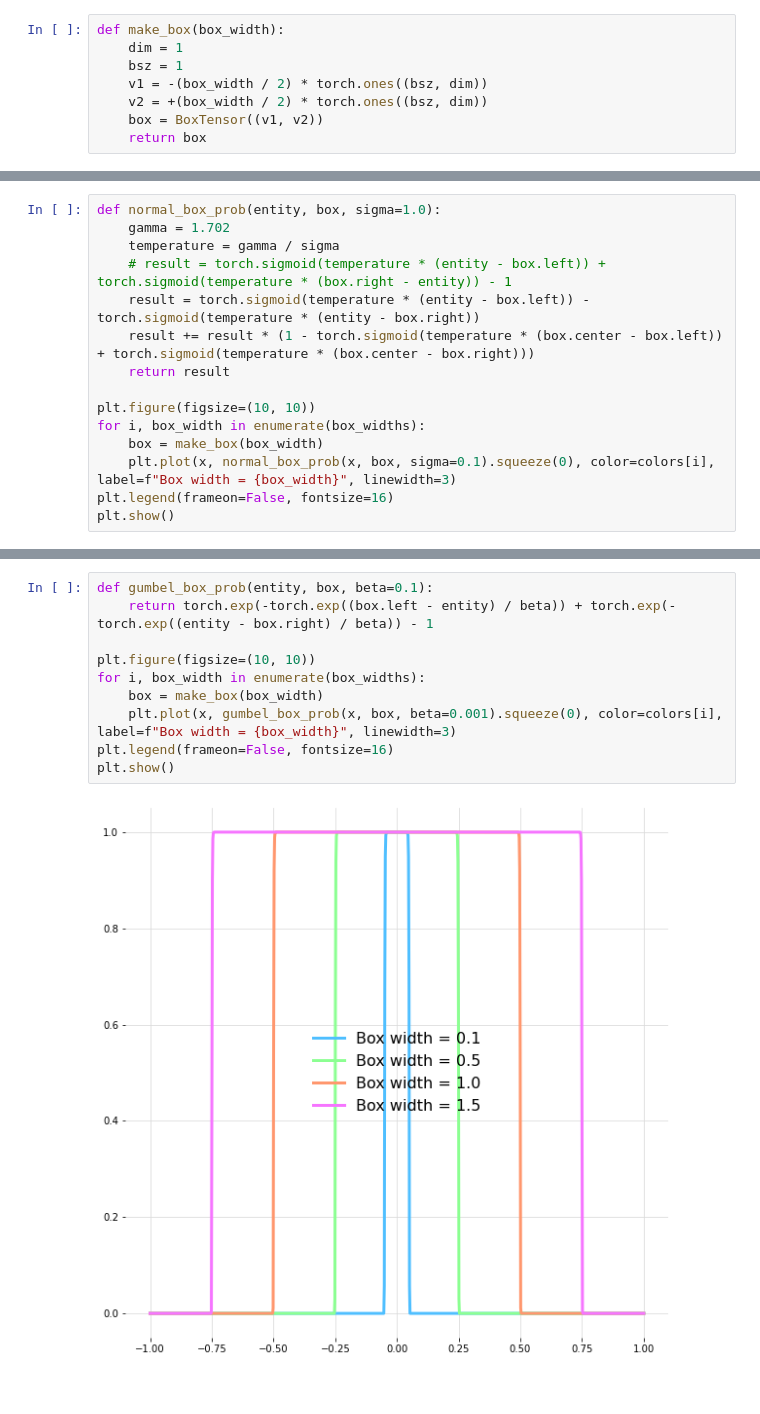
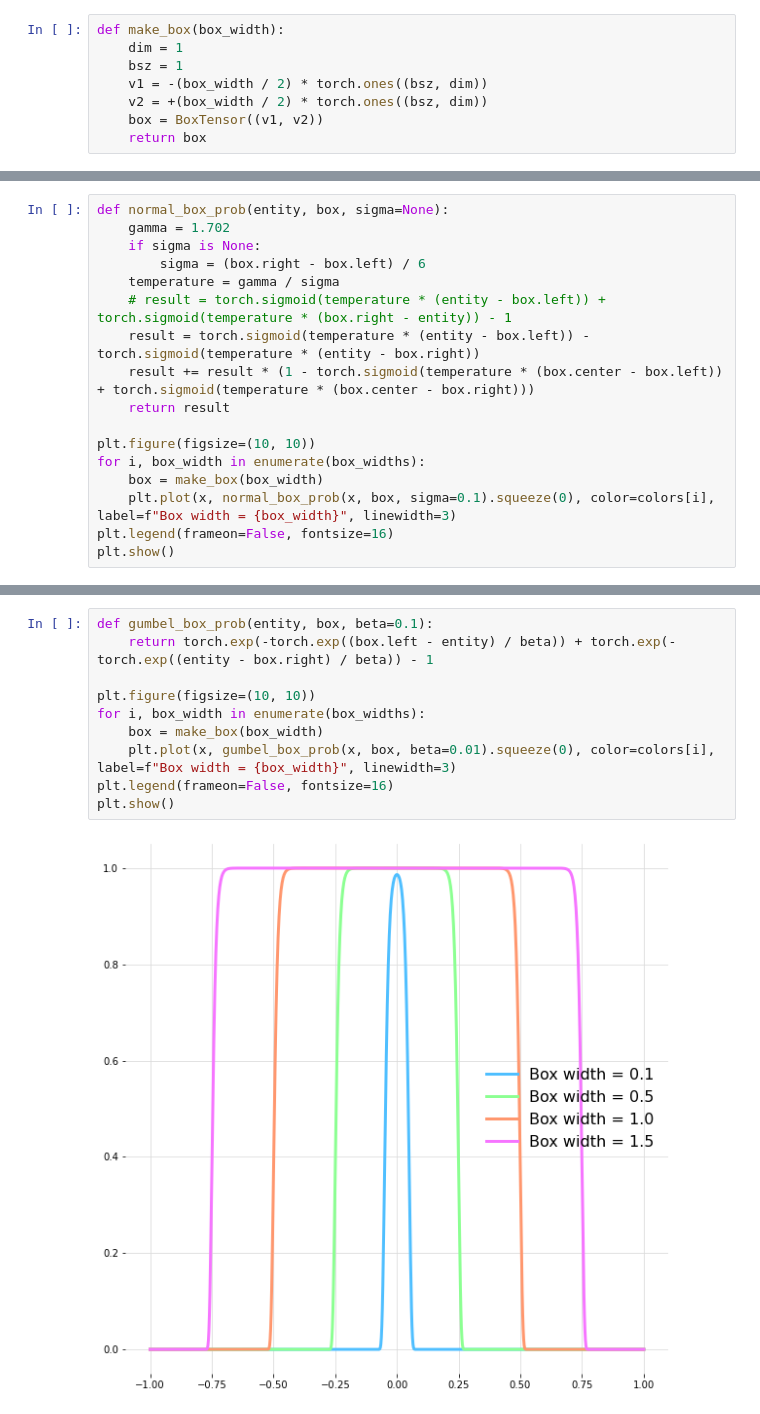
Before and after one commit to facebookresearch/BELA, a Jupyter notebook: duck/notebooks/box_dist_fn.ipynb, the cells around one changed output, grey strips where cells are left out. Saved outputs shown, nothing was run; the diff lists cells and outputs as text.

```diff
--- a/duck/notebooks/box_dist_fn.ipynb
+++ b/duck/notebooks/box_dist_fn.ipynb
@@ -53,15 +53,0 @@ plt.show()
-# %%
-def normal_box_prob(entity, box, sigma=1.0):
-    gamma = 1.702
-    temperature = gamma / sigma
-    # result = torch.sigmoid(temperature * (entity - box.left)) + torch.sigmoid(temperature * (box.right - entity)) - 1
-    result = torch.sigmoid(temperature * (entity - box.left)) - torch.sigmoid(temperature * (entity - box.right))
-    result += result * (1 - torch.sigmoid(temperature * (box.center - box.left)) + torch.sigmoid(temperature * (box.center - box.right)))
-    return result
-
-plt.figure(figsize=(10, 10))
-for i, box_width in enumerate(box_widths):
-    box = make_box(box_width)
-    plt.plot(x, normal_box_prob(x, box, sigma=0.1).squeeze(0), color=colors[i], label=f"Box width = {box_width}", linewidth=3)
-plt.legend(frameon=False, fontsize=16)
-plt.show()
@@ -69,0 +54,17 @@ plt.show()
+# %%
+def normal_box_prob(entity, box, sigma=None):
+    gamma = 1.702
+    if sigma is None:
+        sigma = (box.right - box.left) / 6
+    temperature = gamma / sigma
+    # result = torch.sigmoid(temperature * (entity - box.left)) + torch.sigmoid(temperature * (box.right - entity)) - 1
+    result = torch.sigmoid(temperature * (entity - box.left)) - torch.sigmoid(temperature * (entity - box.right))
+    result += result * (1 - torch.sigmoid(temperature * (box.center - box.left)) + torch.sigmoid(temperature * (box.center - box.right)))
+    return result
+
+plt.figure(figsize=(10, 10))
+for i, box_width in enumerate(box_widths):
+    box = make_box(box_width)
+    plt.plot(x, normal_box_prob(x, box, sigma=0.1).squeeze(0), color=colors[i], label=f"Box width = {box_width}", linewidth=3)
+plt.legend(frameon=False, fontsize=16)
+plt.show()
@@ -70,12 +73,12 @@ plt.show()
 # %%
 def gumbel_box_prob(entity, box, beta=0.1):
     return torch.exp(-torch.exp((box.left - entity) / beta)) + torch.exp(-torch.exp((entity - box.right) / beta)) - 1
 
 plt.figure(figsize=(10, 10))
 for i, box_width in enumerate(box_widths):
     box = make_box(box_width)
-    plt.plot(x, gumbel_box_prob(x, box, beta=0.001).squeeze(0), color=colors[i], label=f"Box width = {box_width}", linewidth=3)
+    plt.plot(x, gumbel_box_prob(x, box, beta=0.01).squeeze(0), color=colors[i], label=f"Box width = {box_width}", linewidth=3)
 plt.legend(frameon=False, fontsize=16)
 plt.show()
 # %% [output]
-[figure, old version]
+[figure, new version]
```
Also changed, not shown: parts of 6 cells of this notebook, 8 other files.
